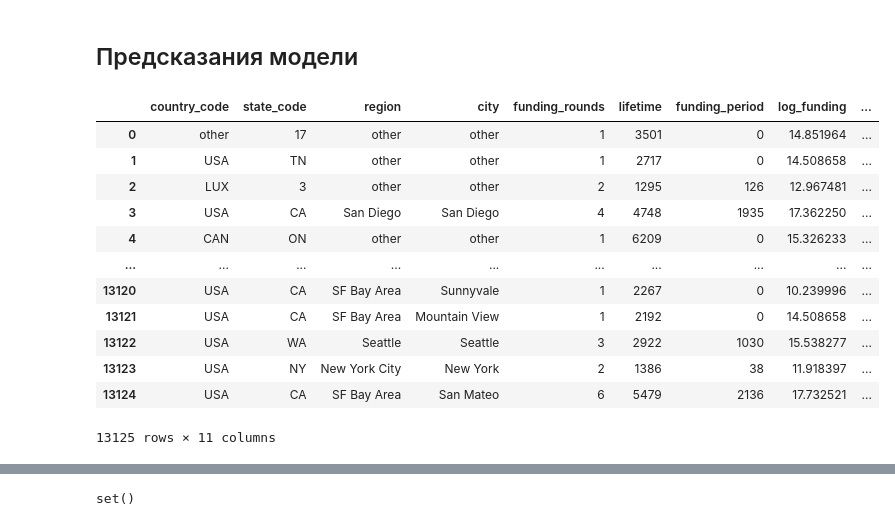
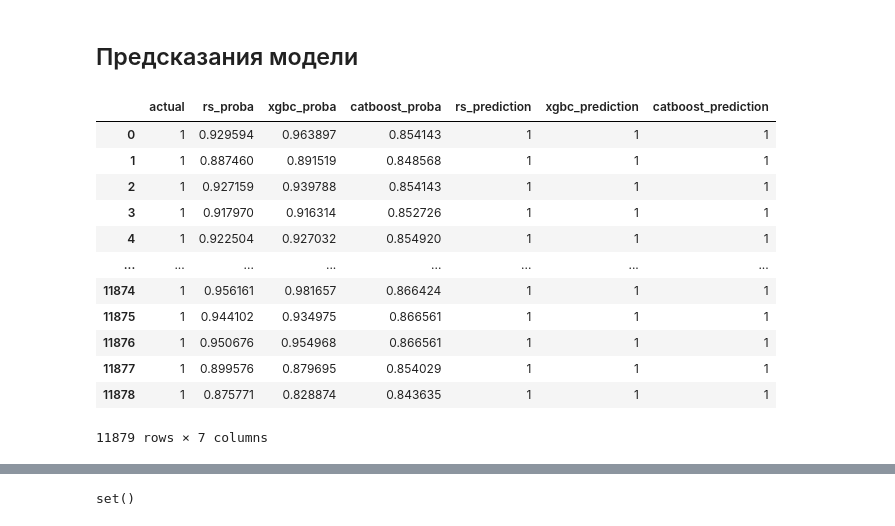
Before and after one commit to Moncervers/startup_closure_prediction, a Jupyter notebook: startup_close_prediction.ipynb, the cells around one changed output, grey strips where cells are left out. Drawn from its saved outputs; the diff is of its cells as text; code cells hidden in the pictures.

```diff
--- a/startup_close_prediction.ipynb
+++ b/startup_close_prediction.ipynb
@@ -266,7 +259,7 @@ df.sort_values(by=['funding_total_usd'], ascending=False)[['funding_total_usd',
 52516 rows × 2 columns
 # %%
 # Удаляем первые 30 самых больших значений
-df = df.sort_values('funding_total_usd', ascending=False).iloc[30:]
+df = df.sort_values('funding_total_usd', ascending=False).iloc[5000:]
 
 fig, ax = plt.subplots(1, 2, figsize=(16, 8))
 
@@ -1278,2 +1507,43 @@ f1_score(predictions['actual'], predictions['prediction'])
 # %% [markdown]
 ### Изменение порогов
+# %%
+proba_threshold = [round(i, 4) for i in np.linspace(0.5, 1, num=2000, endpoint=False)]
+
+# Создаем массивы порогов и результатов метрики f1
+thresholds = []
+rs_scores = []
+xgbc_scores = []
+catboost_scores = []
+
+# Изменяем порог
+for i in proba_threshold:
+    predictions['rs_prediction'] = predictions['rs_proba'].apply(lambda x: 1 if x < i else 0)
+    predictions['xgbc_prediction'] = predictions['xgbc_proba'].apply(lambda x: 1 if x < i else 0)
+    predictions['catboost_prediction'] = predictions['catboost_proba'].apply(lambda x: 1 if x < i else 0)
+
+    thresholds.append(i)
+
+    rs_scores.append(f1_score(predictions['actual'], predictions['rs_prediction']))
+    xgbc_scores.append(f1_score(predictions['actual'], predictions['xgbc_prediction']))
+    catboost_scores.append(f1_score(predictions['actual'], predictions['catboost_prediction']))
+
+fig, ax = plt.subplots(figsize=(22, 14))
+
+sns.lineplot(x=thresholds, y=rs_scores,
+             legend=True, label='RandomSearch',
+             color='blue', ax=ax)
+sns.lineplot(x=thresholds, y=xgbc_scores,
+             label='XGBClassifier',
+             color='green', ax=ax)
+sns.lineplot(x=thresholds, y=catboost_scores,
+             label='CatBoostClassifier',
+             color='red', ax=ax)
+
+ax.set_ylabel('Score')
+ax.set_yticks(np.arange(0, 1.01, 0.05))
+
+ax.set_xlabel('Порог')
+ax.set_xticks(np.arange(0.5, 1.01, 0.01))
+
+plt.show()
+# plt.title('Зависимость потерь в млн рублей от выбранного порога');
@@ -1335,21 +1635,21 @@ plt.show()
 # %% [markdown]
 ## Предсказания модели
 # %%
-test_df_processed
+predictions
 # %% [output]
-|  | country_code | state_code | region | city | funding_rounds | lifetime | funding_period | log_funding | ... |
-| 0 | other | 17 | other | other | 1 | 3501 | 0 | 14.851964 | ... |
-| 1 | USA | TN | other | other | 1 | 2717 | 0 | 14.508658 | ... |
-| 2 | LUX | 3 | other | other | 2 | 1295 | 126 | 12.967481 | ... |
-| 3 | USA | CA | San Diego | San Diego | 4 | 4748 | 1935 | 17.362250 | ... |
-| 4 | CAN | ON | other | other | 1 | 6209 | 0 | 15.326233 | ... |
-| ... | ... | ... | ... | ... | ... | ... | ... | ... | ... |
-| 13120 | USA | CA | SF Bay Area | Sunnyvale | 1 | 2267 | 0 | 10.239996 | ... |
-| 13121 | USA | CA | SF Bay Area | Mountain View | 1 | 2192 | 0 | 14.508658 | ... |
-| 13122 | USA | WA | Seattle | Seattle | 3 | 2922 | 1030 | 15.538277 | ... |
-| 13123 | USA | NY | New York City | New York | 2 | 1386 | 38 | 11.918397 | ... |
-| 13124 | USA | CA | SF Bay Area | San Mateo | 6 | 5479 | 2136 | 17.732521 | ... |
+|  | actual | rs_proba | xgbc_proba | catboost_proba | rs_prediction | xgbc_prediction | catboost_prediction |
+| 0 | 1 | 0.929594 | 0.963897 | 0.854143 | 1 | 1 | 1 |
+| 1 | 1 | 0.887460 | 0.891519 | 0.848568 | 1 | 1 | 1 |
+| 2 | 1 | 0.927159 | 0.939788 | 0.854143 | 1 | 1 | 1 |
+| 3 | 1 | 0.917970 | 0.916314 | 0.852726 | 1 | 1 | 1 |
+| 4 | 1 | 0.922504 | 0.927032 | 0.854920 | 1 | 1 | 1 |
+| ... | ... | ... | ... | ... | ... | ... | ... |
+| 11874 | 1 | 0.956161 | 0.981657 | 0.866424 | 1 | 1 | 1 |
+| 11875 | 1 | 0.944102 | 0.934975 | 0.866561 | 1 | 1 | 1 |
+| 11876 | 1 | 0.950676 | 0.954968 | 0.866561 | 1 | 1 | 1 |
+| 11877 | 1 | 0.899576 | 0.879695 | 0.854029 | 1 | 1 | 1 |
+| 11878 | 1 | 0.875771 | 0.828874 | 0.843635 | 1 | 1 | 1 |
-13125 rows × 11 columns
+11879 rows × 7 columns
 # %%
 X_test = test_df_processed
 X_test
```
Also changed, not shown: parts of 61 cells of this notebook, 1 other file.
